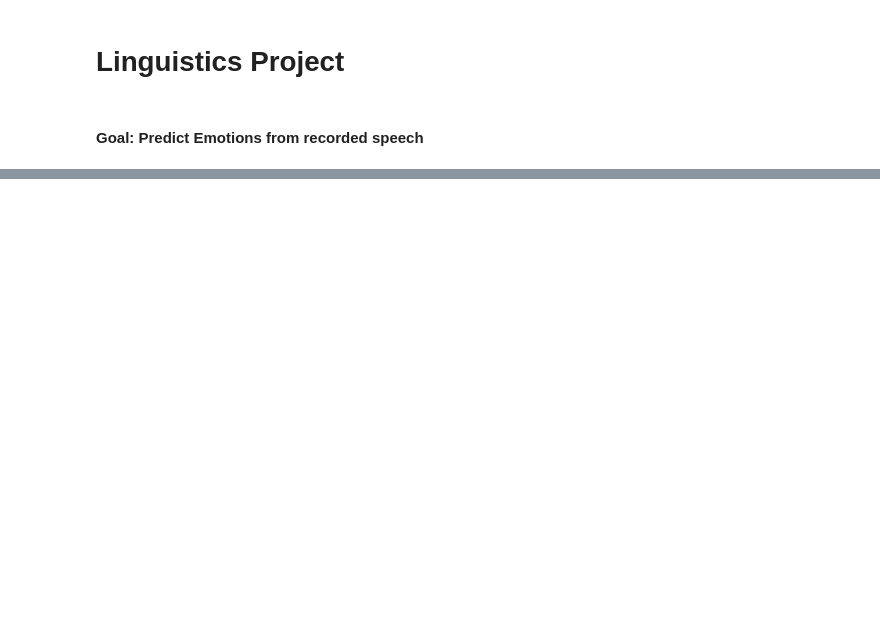
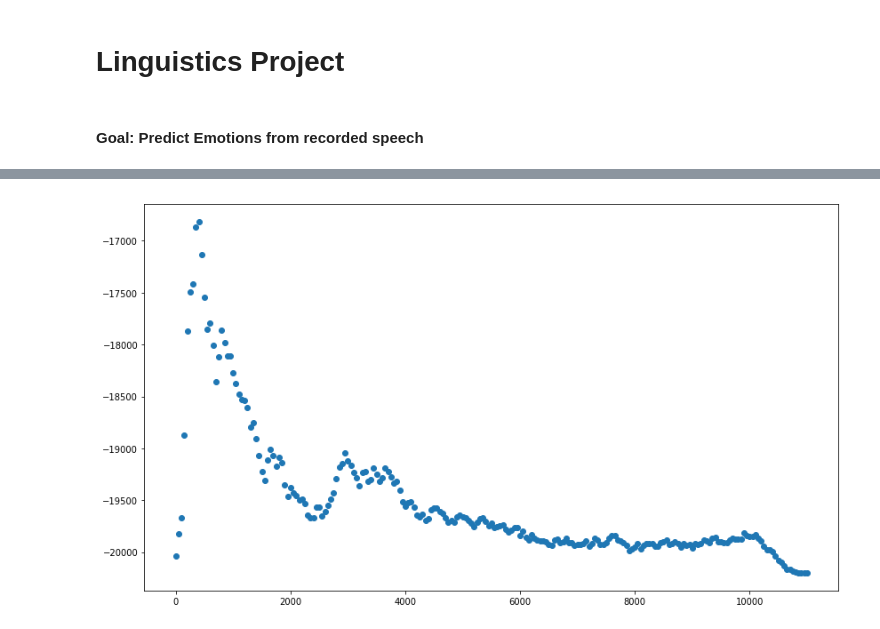
Before and after one commit to hannma/LinguProj, a Jupyter notebook: src/Data_Analytics.ipynb, the cells around one changed output, grey strips where cells are left out. Cells and saved outputs as stored; diff of their text form; code cells hidden in the pictures; blank space fills up the shorter version.

```diff
--- a/src/Data_Analytics.ipynb
+++ b/src/Data_Analytics.ipynb
@@ -77,0 +114,6 @@ Text(0.5,0,'Seconds')
+# %%
+plt.figure(figsize=(14,8))
+plt.scatter(freqs, uncentered_sum_frequ)
+plt.show()
+# %% [output]
+[figure, added]
```
Also changed, not shown: parts of 10 cells of this notebook.
